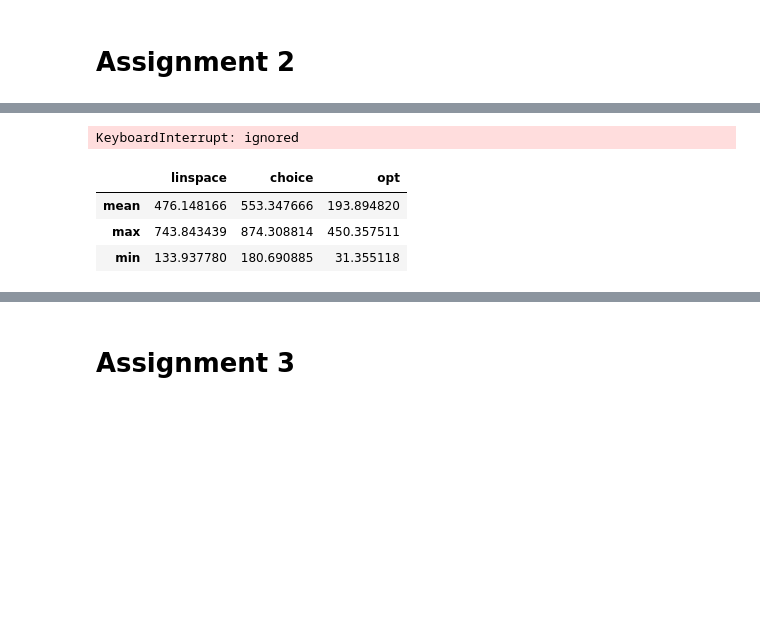
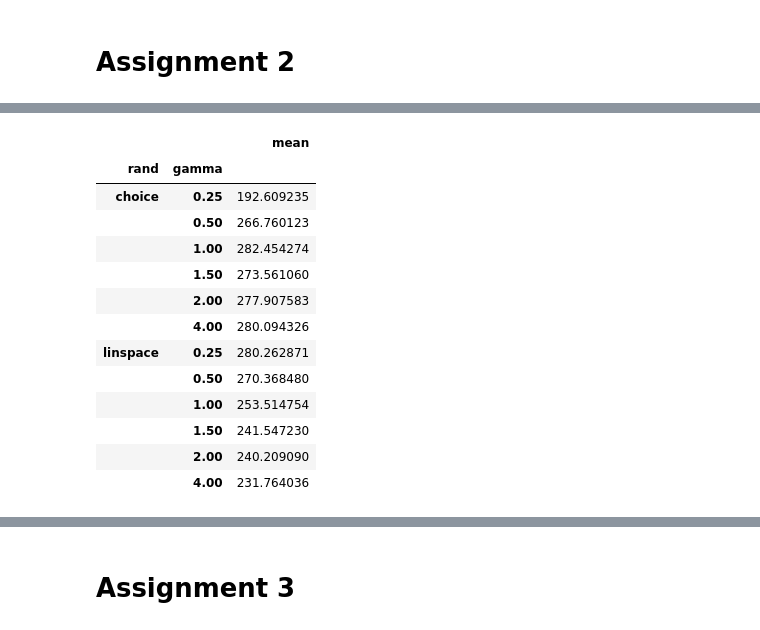
Before and after one commit to AdrianUrbanski/ADM, a Jupyter notebook: lista2.ipynb, the cells around one changed output, grey strips where cells are left out. Saved outputs shown, nothing was run; the diff lists cells and outputs as text; code cells hidden in the pictures; blank space fills up the shorter version.

```diff
--- a/lista2.ipynb
+++ b/lista2.ipynb
@@ -252,6 +287,6 @@ def calculate_distance(s, t, matches, dist=dtw_dist):
 # %%
-s = generate_time_series(len=100)
+s = generate_time_series(len=10000)
 t = s.copy()
-matches = dynamic_time_warping_improved(s, t)
+%time matches = dynamic_time_warping_improved(s, t)
 calculate_distance(s, t, matches)
 # %% [output]
@@ -337,27 +398,40 @@ results_df.groupby(['rand', 'gamma'])['dist'].agg(['mean'])
-# %%
-results = []
-for it in range(10):
-    s = generate_time_series(len=1000)
-    t = generate_time_series(len=1000)
-    matches_linspace = dynamic_time_warping_improved(s, t, rand='linspace')
-    dist_linspace = calculate_distance(s, t, matches_linspace)
-    matches_choice = dynamic_time_warping_improved(s, t, rand='choice')
-    dist_choice = calculate_distance(s, t, matches_choice)
-    matches_opt = dynamic_time_warping(s, t)
-    dist_opt = calculate_distance(s, t, matches_opt)
-    results.append({
-        'iter': it,
-        'linspace': dist_linspace,
-        'choice': dist_choice,
-        'opt': dist_opt,
-    })
-# %% [output]
-KeyboardInterrupt: ignored
+# %%
+results = []
+for it in range(100):
+    s = generate_time_series(len=500)
+    t = generate_time_series(len=500)
+    for gamma in [0.25, 0.5, 1, 1.5, 2 ,4]:
+        matches = dynamic_time_warping_improved(s, t, gamma=gamma, rand='linspace')
+        dist = calculate_distance(s, t, matches)
+        results.append({
+            'iter': it,
+            'rand': 'linspace',
+            'gamma': gamma,
+            'dist': dist,
+        })
+        matches = dynamic_time_warping_improved(s, t, gamma=gamma, rand='choice')
+        dist = calculate_distance(s, t, matches)
+        results.append({
+            'iter': it,
+            'rand': 'choice',
+            'gamma': gamma,
+            'dist': dist,
+        })
 # %%
 results_df = pd.DataFrame(results)
-results_df[['linspace', 'choice', 'opt']].agg(['mean', 'max', 'min'])
+results_df.groupby(['rand', 'gamma'])['dist'].agg(['mean'])
 # %% [output]
-|  | linspace | choice | opt |
-| mean | 476.148166 | 553.347666 | 193.894820 |
-| max | 743.843439 | 874.308814 | 450.357511 |
-| min | 133.937780 | 180.690885 | 31.355118 |
+|  |  | mean |
+| rand | gamma |  |
+| choice | 0.25 | 192.609235 |
+|  | 0.50 | 266.760123 |
+|  | 1.00 | 282.454274 |
+|  | 1.50 | 273.561060 |
+|  | 2.00 | 277.907583 |
+|  | 4.00 | 280.094326 |
+| linspace | 0.25 | 280.262871 |
+|  | 0.50 | 270.368480 |
+|  | 1.00 | 253.514754 |
+|  | 1.50 | 241.547230 |
+|  | 2.00 | 240.209090 |
+|  | 4.00 | 231.764036 |
```
Also changed, not shown: parts of 21 cells of this notebook.
